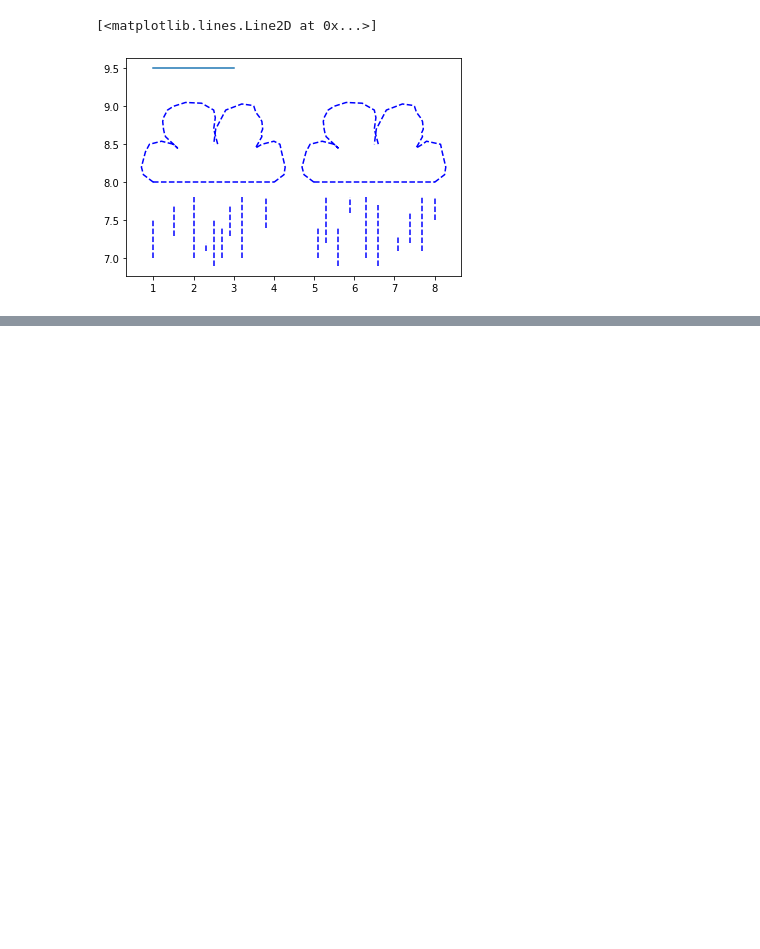
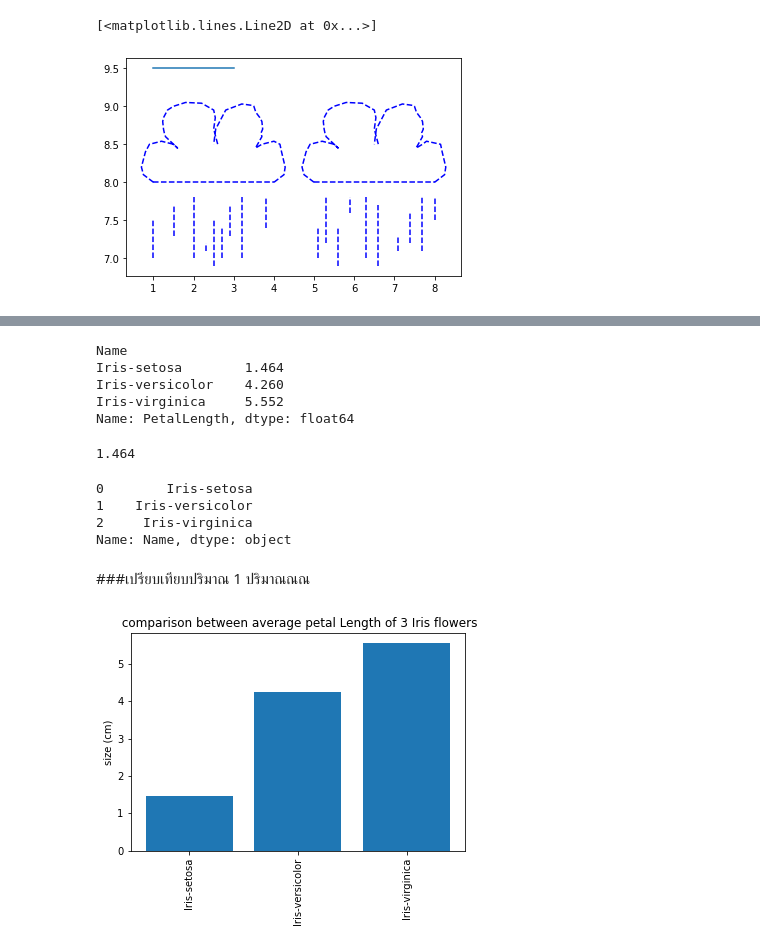
Before and after one commit to nichakornchaisuwan/data_viz_2022, a Jupyter notebook: DataViz04_Data_Comparison.ipynb, the cells around one changed output, grey strips where cells are left out. Cells and saved outputs as stored; diff of their text form; code cells hidden in the pictures; blank space fills up the shorter version.

```diff
--- a/DataViz04_Data_Comparison.ipynb
+++ b/DataViz04_Data_Comparison.ipynb
@@ -140,0 +151,28 @@ plt.plot([1,3],[9.5,9.5])
+# %%
+sample_data['PetalLength']
+# %% [output]
+Name
+Iris-setosa        1.464
+Iris-versicolor    4.260
+Iris-virginica     5.552
+Name: PetalLength, dtype: float64
+# %%
+sample_data['PetalLength'][0]
+# %% [output]
+1.464
+# %%
+sample_data.reset_index()['Name']
+# %% [output]
+0        Iris-setosa
+1    Iris-versicolor
+2     Iris-virginica
+Name: Name, dtype: object
+# %% [markdown]
+###เปรียบเทียบปริมาณ 1 ปริมาณณณ
+# %%
+plt.bar([1,2,3],sample_data['PetalLength'])
+plt.xticks([1,2,3],sample_data.reset_index()['Name'],rotation = 'vertical')
+plt.title(' comparison between average petal Length of 3 Iris flowers')
+plt.ylabel('size (cm)');
+# %% [output]
+[figure, added]
```
Also changed, not shown: parts of 19 cells of this notebook.
